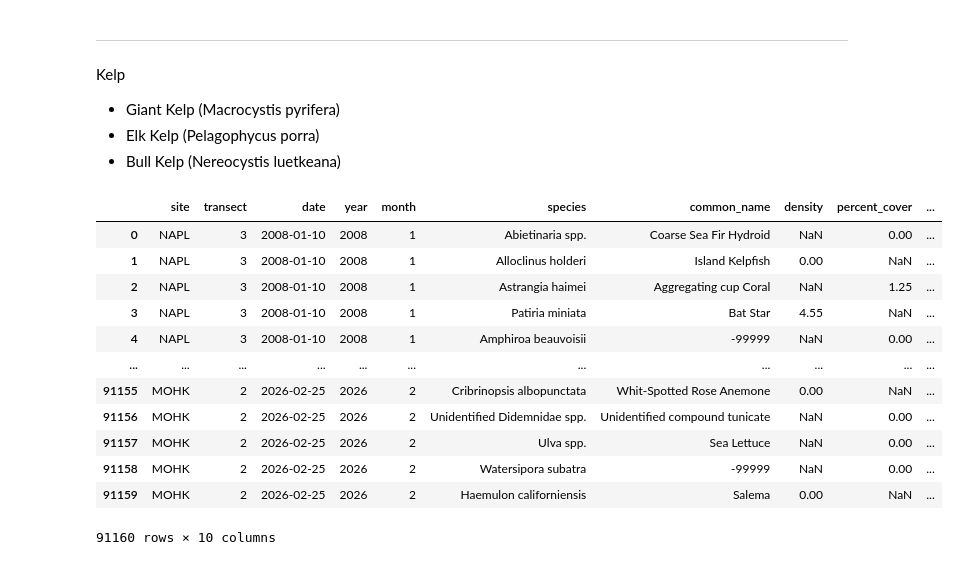
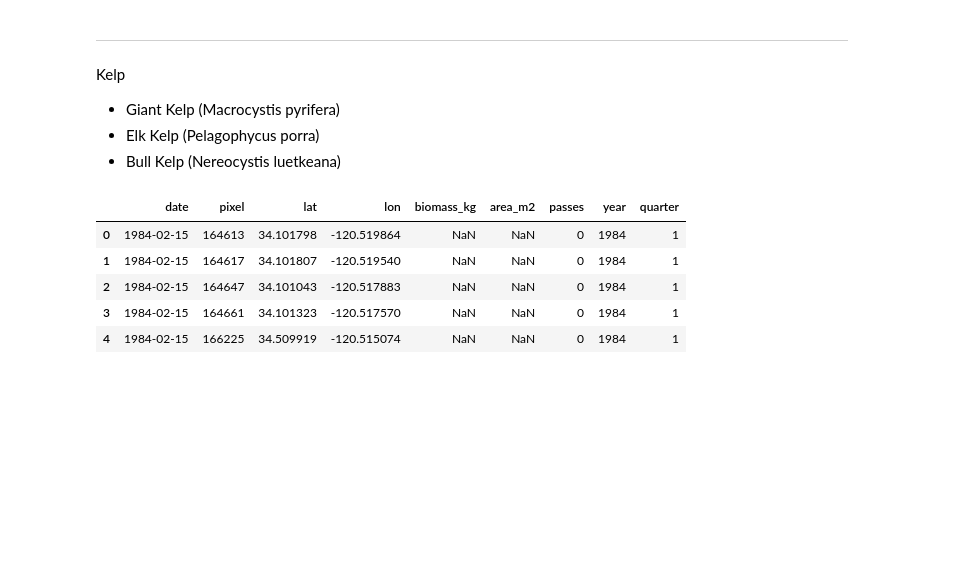
Before and after one commit to EmmaBucket/398_ocean, a Jupyter notebook: Analysis/variable_exploration.ipynb, the cells around one changed output. Cells and saved outputs as stored; diff of their text form; code cells hidden in the pictures; blank space fills up the shorter version.

Commit message:
futher analysis with a focus on kelp

```diff
--- a/Analysis/variable_exploration.ipynb
+++ b/Analysis/variable_exploration.ipynb
@@ -401,18 +545,11 @@ Kelp
 * Elk Kelp (Pelagophycus porra)
 * Bull Kelp (Nereocystis luetkeana)
 # %%
-kelp
+kelp.head()
 # %% [output]
-|  | site | transect | date | year | month | species | common_name | density | percent_cover | ... |
-| 0 | NAPL | 3 | 2008-01-10 | 2008 | 1 | Abietinaria spp. | Coarse Sea Fir Hydroid | NaN | 0.00 | ... |
-| 1 | NAPL | 3 | 2008-01-10 | 2008 | 1 | Alloclinus holderi | Island Kelpfish | 0.00 | NaN | ... |
-| 2 | NAPL | 3 | 2008-01-10 | 2008 | 1 | Astrangia haimei | Aggregating cup Coral | NaN | 1.25 | ... |
-| 3 | NAPL | 3 | 2008-01-10 | 2008 | 1 | Patiria miniata | Bat Star | 4.55 | NaN | ... |
-| 4 | NAPL | 3 | 2008-01-10 | 2008 | 1 | Amphiroa beauvoisii | -99999 | NaN | 0.00 | ... |
-| ... | ... | ... | ... | ... | ... | ... | ... | ... | ... | ... |
-| 91155 | MOHK | 2 | 2026-02-25 | 2026 | 2 | Cribrinopsis albopunctata | Whit-Spotted Rose Anemone | 0.00 | NaN | ... |
-| 91156 | MOHK | 2 | 2026-02-25 | 2026 | 2 | Unidentified Didemnidae spp. | Unidentified compound tunicate | NaN | 0.00 | ... |
-| 91157 | MOHK | 2 | 2026-02-25 | 2026 | 2 | Ulva spp. | Sea Lettuce | NaN | 0.00 | ... |
-| 91158 | MOHK | 2 | 2026-02-25 | 2026 | 2 | Watersipora subatra | -99999 | NaN | 0.00 | ... |
-| 91159 | MOHK | 2 | 2026-02-25 | 2026 | 2 | Haemulon californiensis | Salema | 0.00 | NaN | ... |
+|  | date | pixel | lat | lon | biomass_kg | area_m2 | passes | year | quarter |
+| 0 | 1984-02-15 | 164613 | 34.101798 | -120.519864 | NaN | NaN | 0 | 1984 | 1 |
+| 1 | 1984-02-15 | 164617 | 34.101807 | -120.519540 | NaN | NaN | 0 | 1984 | 1 |
+| 2 | 1984-02-15 | 164647 | 34.101043 | -120.517883 | NaN | NaN | 0 | 1984 | 1 |
+| 3 | 1984-02-15 | 164661 | 34.101323 | -120.517570 | NaN | NaN | 0 | 1984 | 1 |
+| 4 | 1984-02-15 | 166225 | 34.509919 | -120.515074 | NaN | NaN | 0 | 1984 | 1 |
-91160 rows × 10 columns
```
Also changed, not shown: parts of 22 cells of this notebook.
